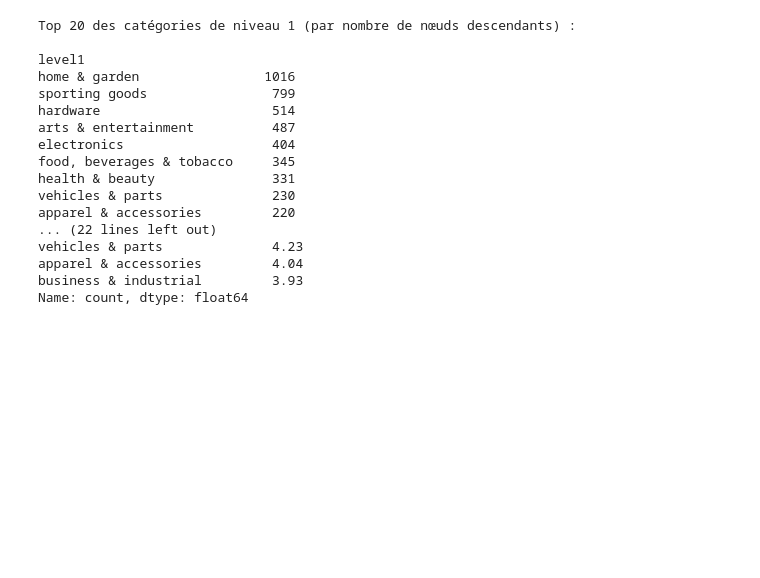
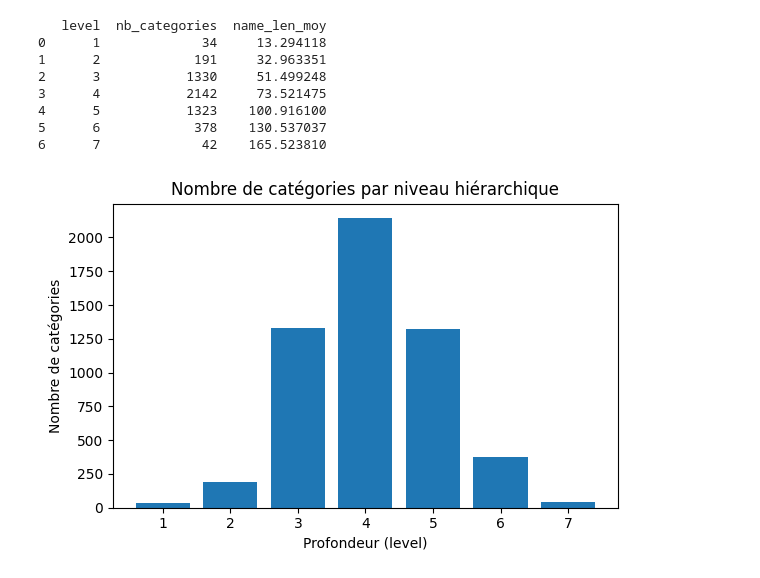
Before and after one commit to Faberra57/criteo, a Jupyter notebook: Stat'App.ipynb, the cells around one changed output. Cells and saved outputs as stored; diff of their text form; code cells hidden in the pictures; blank space fills up the shorter version.

```diff
--- a/Stat'App.ipynb
+++ b/Stat'App.ipynb
@@ -79,29 +90,30 @@ Name: count, dtype: int64
 # %%
-# Bloc 5 : distribution des catégories de niveau 1
+# Tableau : nombre de catégories par niveau
+level_table = (
+    taxo.groupby("level")
+        .agg(nb_categories=("id_path", "count"),
+             name_len_moy=("name_len", "mean"))
+        .reset_index()
+)
 
-level1_counts = taxonomy["level1"].value_counts()
+print(level_table)
 
-print("Top 20 des catégories de niveau 1 (par nombre de nœuds descendants) :\n")
-print(level1_counts.head(20))
-
-print("\nProportion des 10 plus grosses catégories (en % du total des nœuds) :")
-print((level1_counts.head(10) / n_nodes * 100).round(2))
+# Graphe : barplot du nombre de catégories par niveau
+plt.figure(figsize=(6, 4))
+plt.bar(level_table["level"], level_table["nb_categories"])
+plt.xlabel("Profondeur (level)")
+plt.ylabel("Nombre de catégories")
+plt.title("Nombre de catégories par niveau hiérarchique")
+plt.tight_layout()
+plt.show()
 # %% [output]
-Top 20 des catégories de niveau 1 (par nombre de nœuds descendants) :
-
-level1
-home & garden                1016
-sporting goods                799
-hardware                      514
-arts & entertainment          487
-electronics                   404
-food, beverages & tobacco     345
-health & beauty               331
-vehicles & parts              230
-apparel & accessories         220
-... (22 lines left out)
-vehicles & parts              4.23
-apparel & accessories         4.04
-business & industrial         3.93
-Name: count, dtype: float64
+   level  nb_categories  name_len_moy
+0      1             34     13.294118
+1      2            191     32.963351
+2      3           1330     51.499248
+3      4           2142     73.521475
+4      5           1323    100.916100
+5      6            378    130.537037
+6      7             42    165.523810
+[figure, added]
 # %%
```
Also changed, not shown: parts of 23 cells of this notebook, 1 other file.
